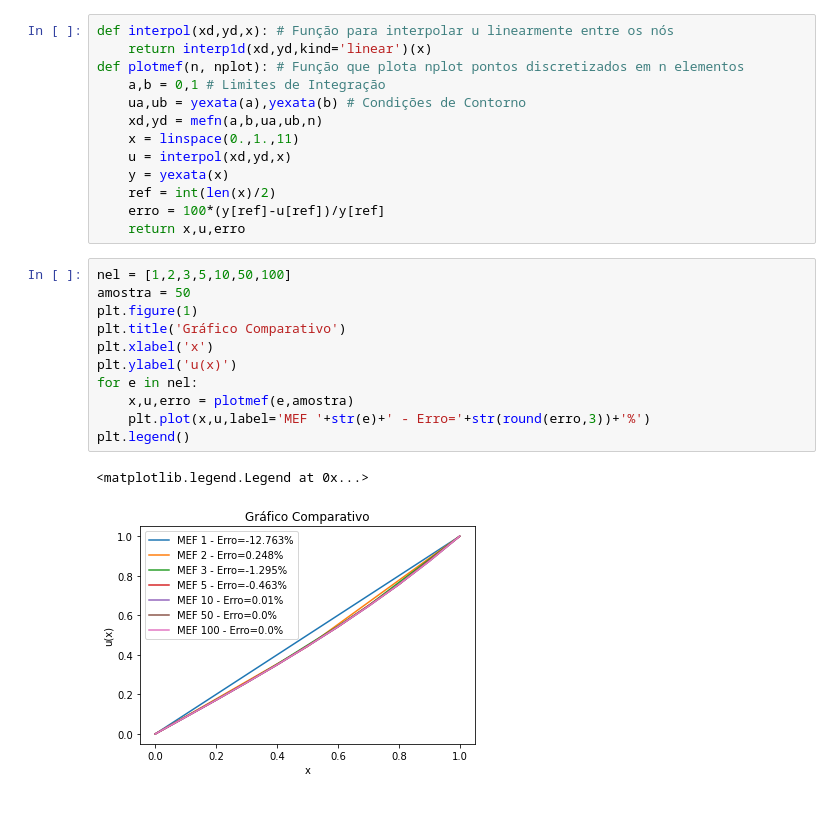
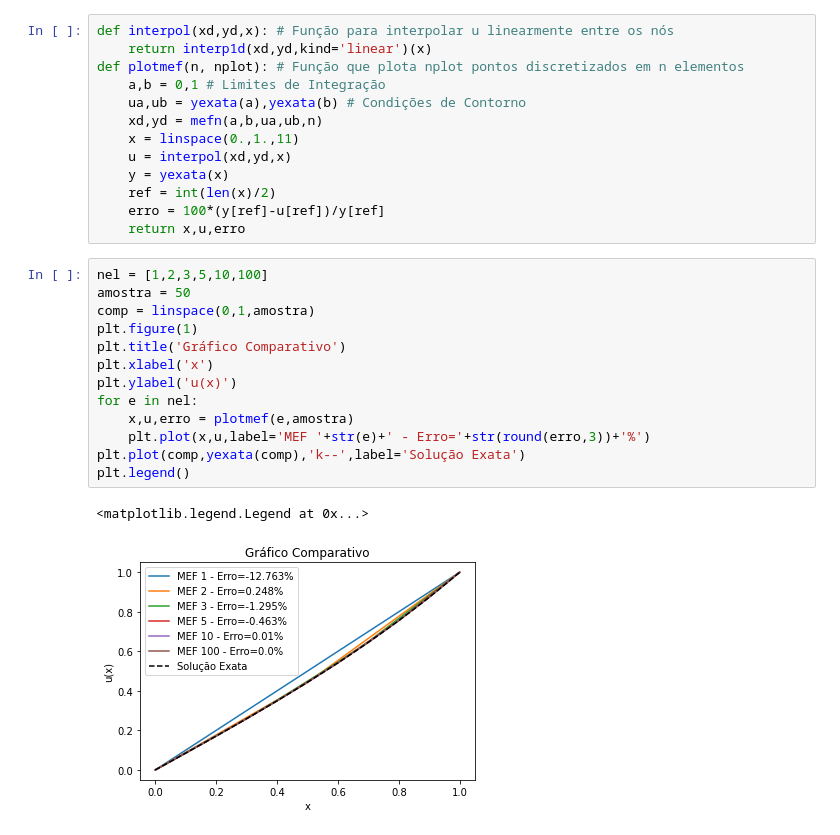
Before and after one commit to noedelima/Uff_MEFpy, a Jupyter notebook: Trabalho1.ipynb, the cells around one changed output. Saved outputs shown, nothing was run; the diff lists cells and outputs as text.

```diff
--- a/Trabalho1.ipynb
+++ b/Trabalho1.ipynb
@@ -87,16 +87,18 @@ def plotmef(n, nplot): # Função que plota nplot pontos discretizados em n elem
     erro = 100*(y[ref]-u[ref])/y[ref]
     return x,u,erro
 # %%
-nel = [1,2,3,5,10,50,100]
+nel = [1,2,3,5,10,100]
 amostra = 50
+comp = linspace(0,1,amostra)
 plt.figure(1)
 plt.title('Gráfico Comparativo')
 plt.xlabel('x')
 plt.ylabel('u(x)')
 for e in nel:
     x,u,erro = plotmef(e,amostra)
     plt.plot(x,u,label='MEF '+str(e)+' - Erro='+str(round(erro,3))+'%')
+plt.plot(comp,yexata(comp),'k--',label='Solução Exata')
 plt.legend()
 # %% [output]
 <matplotlib.legend.Legend at 0x...>
-[figure, old version]
+[figure, new version]
```
